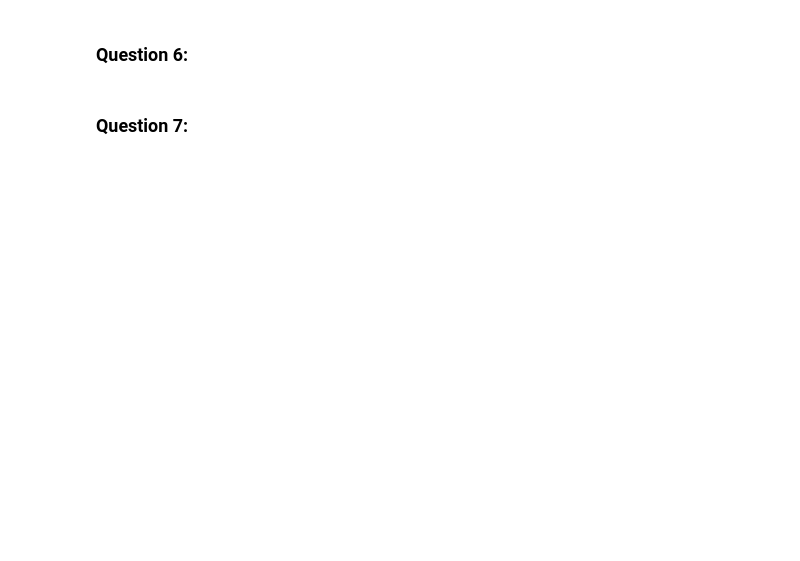
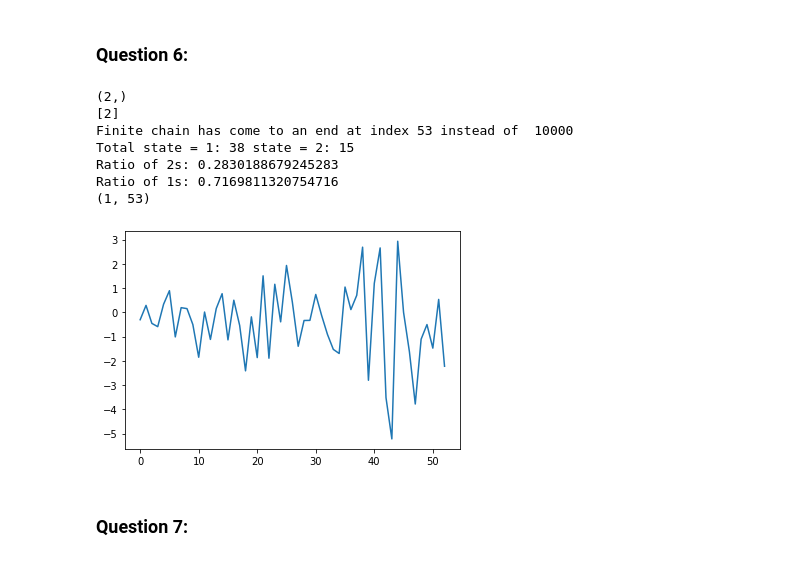
Before and after one commit to serkanardaa/Pattern-Assignment1, a Jupyter notebook: EQ2341_Assignment_1.ipynb, the cells around one changed output. Saved outputs shown, nothing was run; the diff lists cells and outputs as text; code cells hidden in the pictures; blank space fills up the shorter version.

Commit message:
Rest of questions, updated notebook with multivariable and finite mc

```diff
--- a/EQ2341_Assignment_1.ipynb
+++ b/EQ2341_Assignment_1.ipynb
@@ -130,4 +194,50 @@ Mean: 0.6298436601257472 Variance: 3.078965650073444
 # %% [markdown]
 ### Question 6:
+# %%
+
+# Example: Define and use a simple infinite-duration HMM
+
+# State generator
+
+q = np.array( [ 0.75, 0.25 ] )
+mc = MarkovChain( q, np.array( [ [ 0.99, 0.01, 0 ], [ 0.03, 0.96, 0.01] ] ) )
+
+g1 = GaussD( means=[0], stdevs=[1] )   # Distribution for state = 1
+g2 = GaussD( means=[0], stdevs=[2] )   # Distribution for state = 2
+
+g = np.array([g1,g2])
+h  = HMM( mc, g)                # The HMM
+
+print(g.shape)
+# Generate an output sequence
+x,s = h.rand( 10000 )
+
+s = s + 1 # since our code outputs j = 0,1 not j = 1,2
+
+plt.plot( x[0] )
+
+count_1 = np.count_nonzero(s == 2)
+count_0 = np.count_nonzero(s == 1)
+
+print('Total state = 1:',  count_0, 'state = 2:', count_1)
+
+print('Ratio of 2s:', count_1 / (count_1 + count_0))
+
+print('Ratio of 1s:', count_0 / (count_1 + count_0))
+
+# Do a test, calculate average of exits and see that it corresponds to probability?
+# Higher variance -> exit (0 prob of state 1.)
+# Change means to make it graphically obvious
+
+print(x.shape)
+# %% [output]
+(2,)
+[2]
+Finite chain has come to an end at index 53 instead of  10000
+Total state = 1: 38 state = 2: 15
+Ratio of 2s: 0.2830188679245283
+Ratio of 1s: 0.7169811320754716
+(1, 53)
+[figure, added]
 # %% [markdown]
 ### Question 7:
```
Also changed, not shown: parts of 9 cells of this notebook, 2 other files.
